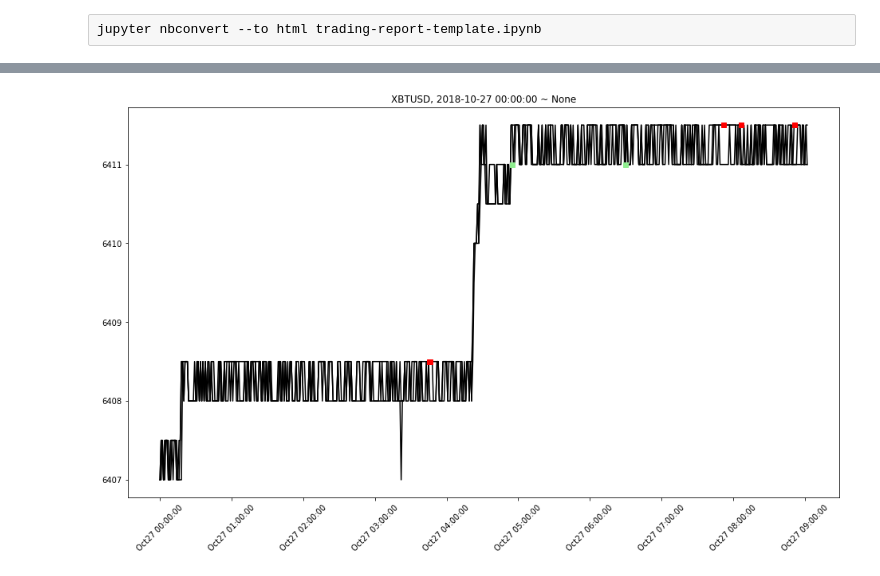
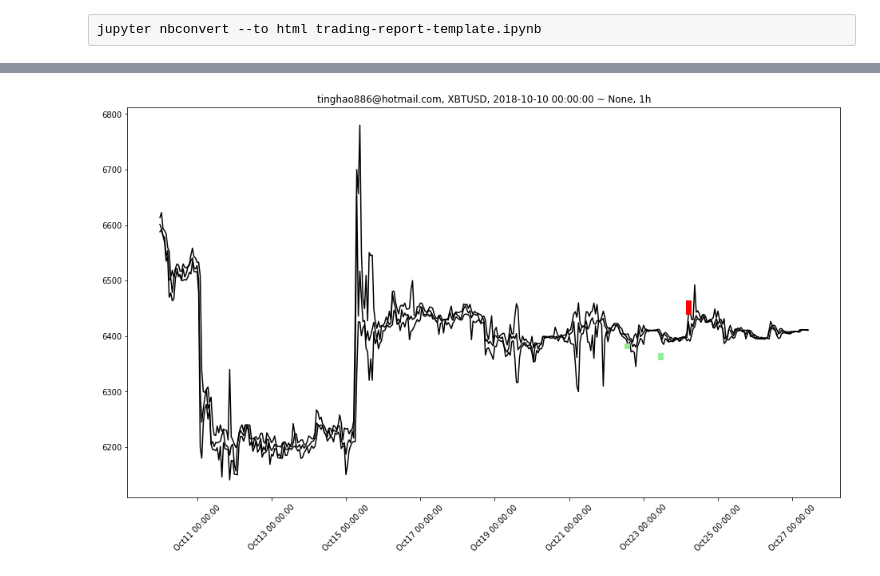
Before and after one commit to JiaRu2016/qsed, a Jupyter notebook: qsed/trading-report/trading-report-template.ipynb, the cells around one changed output, grey strips where cells are left out. Drawn from its saved outputs; the diff is of its cells as text; code cells hidden in the pictures.

```diff
--- a/qsed/trading-report/trading-report-template.ipynb
+++ b/qsed/trading-report/trading-report-template.ipynb
@@ -3,11 +9,11 @@ jupyter nbconvert --to html trading-report-template.ipynb
 # %%
-startTime = '2018-10-27 00:00:00'
+startTime = '2018-10-10 00:00:00'
 endTime = None
 symbol = 'XBTUSD'
-bar_type = '1m'
+bar_type = '1h'
 
 account_settings_file = '../bitmex/BITMEX_connect.json'
-which = 'account_test'
+which = 'tinghao_real_trading'  #'account_test'
 # %%
 from bitmex.bitmexREST import bitmexREST
 from bitmex.bitmexAccountSettings import bitmexAccountSettings
@@ -24,6 +31,6 @@ rest = bitmexREST(apiKey=acc.apiKey, apiSecret=acc.apiSecret, isTestNet=acc.isTe
 execution_result = rest.query_history_execution(symbol, startTime, endTime)
 
 df_exec = pd.DataFrame(execution_result)
-df_exec['DATETIME'] = pd.to_datetime(df_exec['timestamp'])
+df_exec['DATETIME'] = pd.to_datetime(df_exec['transactTime'])
 df_exec.head()
 # %% [output]
@@ -69,19 +102,19 @@ df_Exec_Canceled = df_exec.query('execType == "Canceled"')
 # %%
 fig,ax = plt.subplots(figsize=(16,9))
 
 ax.plot(df_market.DATETIME, df_market.close, color='k')
 ax.plot(df_market.DATETIME, df_market.high, color='k')
 ax.plot(df_market.DATETIME, df_market.low, color='k')
 
 ax.plot(df_Exec_Trade_Buy.DATETIME, df_Exec_Trade_Buy['lastPx'], 's', color='red')
 ax.plot(df_Exec_Trade_Sell.DATETIME, df_Exec_Trade_Sell['lastPx'], 's', color='lightgreen')
 #ax.plot(df_Exec_New.DATETIME, df_Exec_New['price'], 'o', color='green')
 #ax.plot(df_Exec_Canceled.DATETIME, df_Exec_Canceled['price'], '*', color='green')
 
 from matplotlib.dates import DateFormatter
 
 ax.xaxis.set_major_formatter(DateFormatter('%b%d %H:%M:%S'))
 _=plt.xticks(rotation=45)
-_=ax.set_title('%s, %s ~ %s' % (symbol, startTime, endTime))
+_=ax.set_title('%s, %s, %s ~ %s, %s' % (acc.account, symbol, startTime, endTime, bar_type))
 # %% [output]
-[figure, old version]
+[figure, new version]
```
Also changed, not shown: parts of 8 cells of this notebook, 1 other file.
